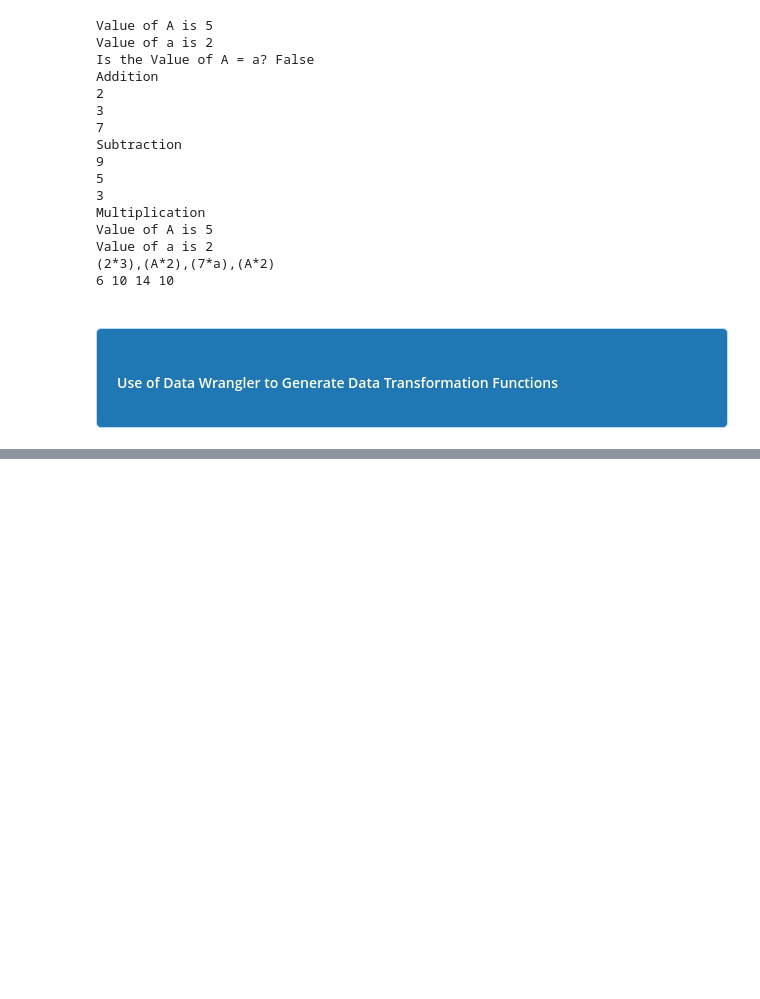
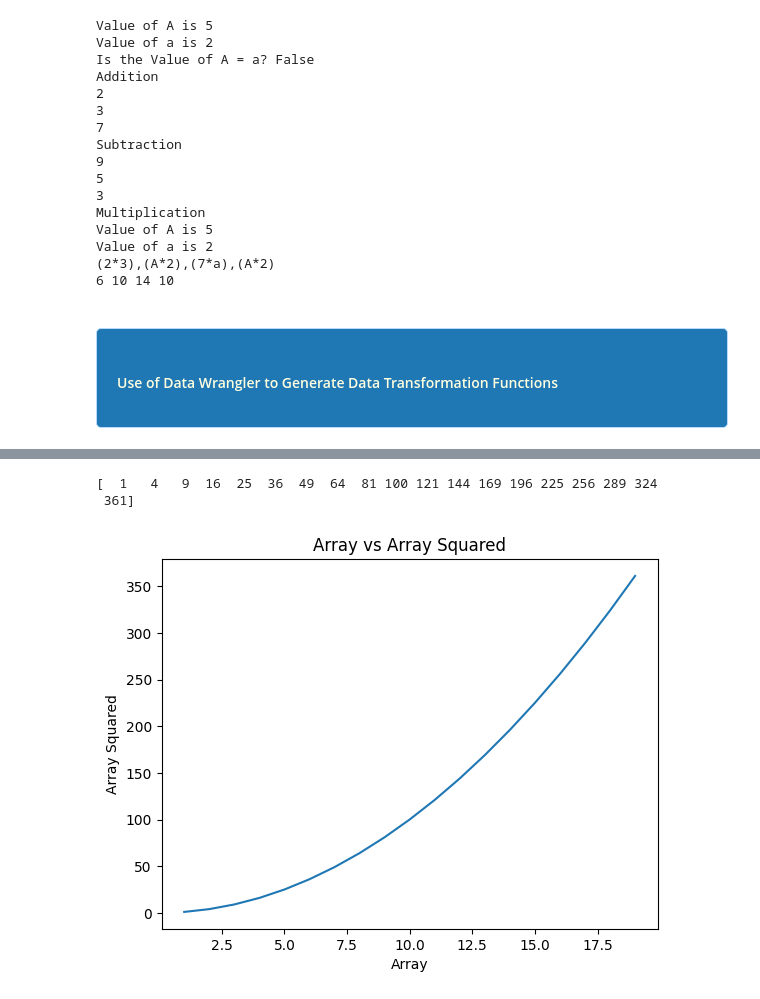
Before and after one commit to rgregs60/Python-Fall-2024-Notebooks, a Jupyter notebook: Python Demo #1 - Fall 2024.ipynb, the cells around one changed output, grey strips where cells are left out. Saved outputs shown, nothing was run; the diff lists cells and outputs as text; code cells hidden in the pictures; blank space fills up the shorter version.

```diff
--- a/Python Demo #1 - Fall 2024.ipynb
+++ b/Python Demo #1 - Fall 2024.ipynb
@@ -192,0 +217,26 @@ Together, these two lines of code set the foundation for performing sophisticate
+# %%
+import numpy as np
+import matplotlib.pyplot as plt
+
+# Creating an array
+array = np.array([1, 2, 3, 4])
+
+# create array2 sequential numbers from 1 to 20
+
+# Performing an operation on the array
+array_squared = array ** 2
+
+print(array_squared)  # Output: [ 1  4  9 16]
+
+# create a line graph of array_squared
+
+plt.plot(array, array_squared)
+
+plt.xlabel('Array')
+plt.ylabel('Array Squared')
+plt.title('Array vs Array Squared')
+plt.show()
+# %% [output]
+[  1   4   9  16  25  36  49  64  81 100 121 144 169 196 225 256 289 324
+ 361]
+[figure, added]
```
Also changed, not shown: parts of 5 cells of this notebook.
